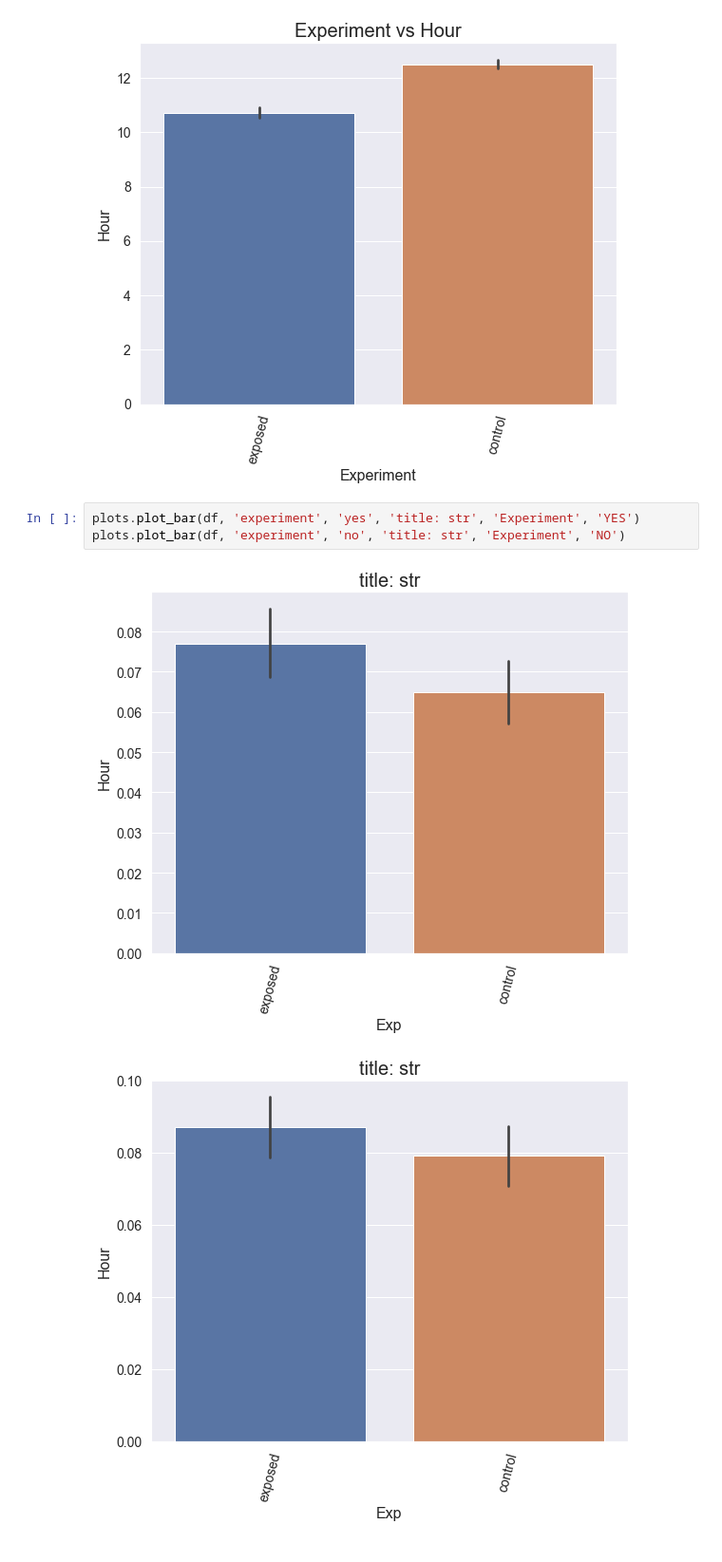
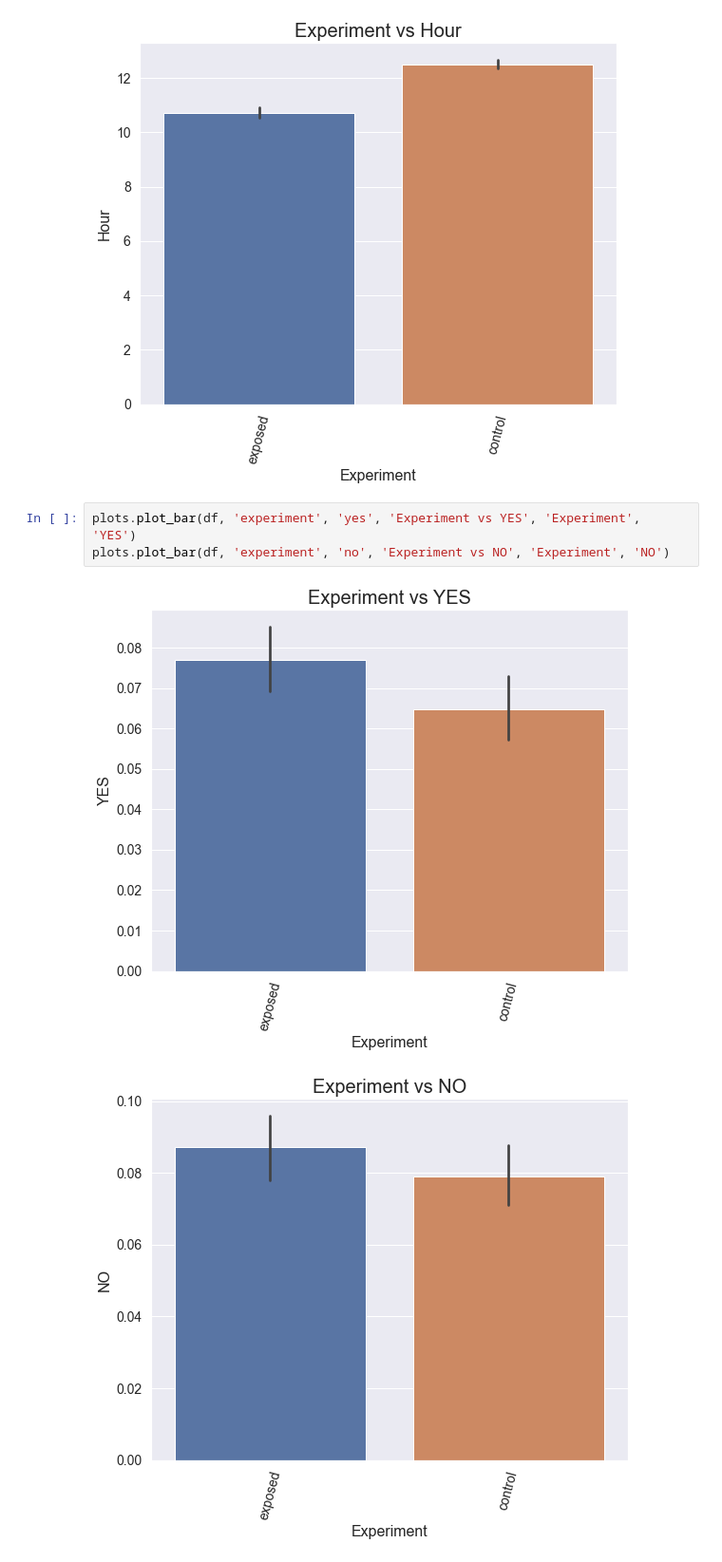
Before and after one commit to heavye/AB_Hypothesis_Testing, a Jupyter notebook: notebooks/Preprocessing .ipynb, the cells around one changed output. Shown at 95% size. Drawn from its saved outputs; the diff is of its cells as text.

```diff
--- a/notebooks/Preprocessing .ipynb
+++ b/notebooks/Preprocessing .ipynb
@@ -308,8 +324,8 @@ plots.plot_bar(df, 'experiment', 'hour', 'Experiment vs Hour', 'Experiment', 'Ho
 # %% [output]
 [figure]
 # %%
-plots.plot_bar(df, 'experiment', 'yes', 'title: str', 'Experiment', 'YES')
-plots.plot_bar(df, 'experiment', 'no', 'title: str', 'Experiment', 'NO')
+plots.plot_bar(df, 'experiment', 'yes', 'Experiment vs YES', 'Experiment', 'YES')
+plots.plot_bar(df, 'experiment', 'no', 'Experiment vs NO', 'Experiment', 'NO')
 # %% [output]
-[figure, old version]
+[figure, new version]
-[figure, old version]
+[figure, new version]
```
Also changed, not shown: parts of 4 cells of this notebook.
